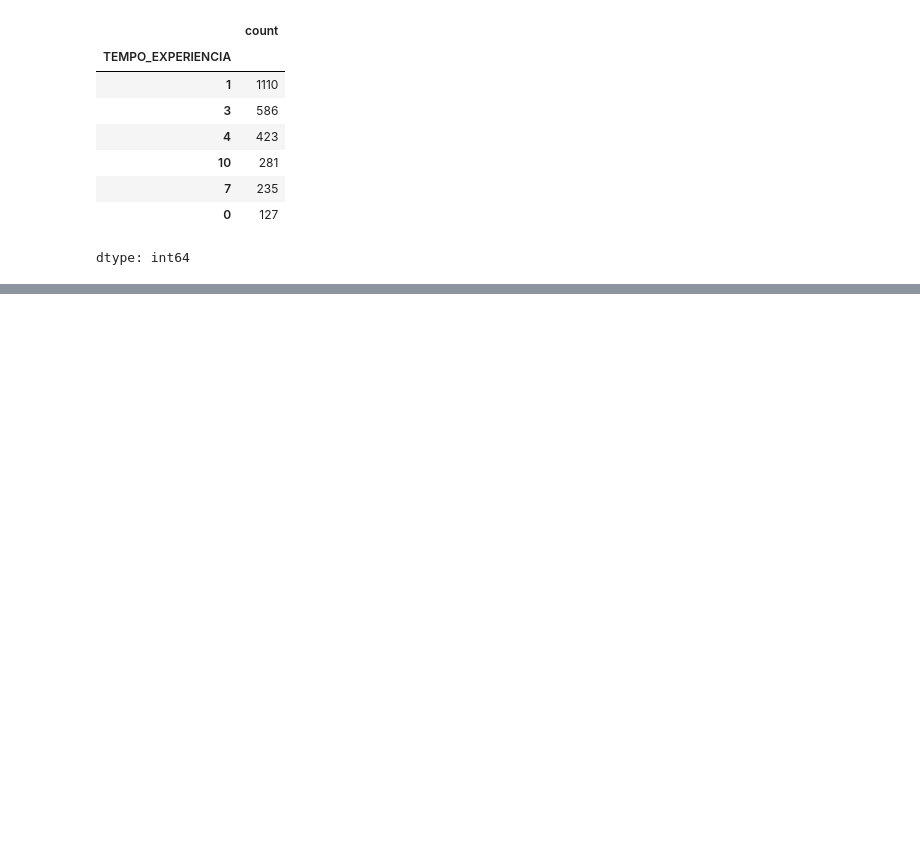
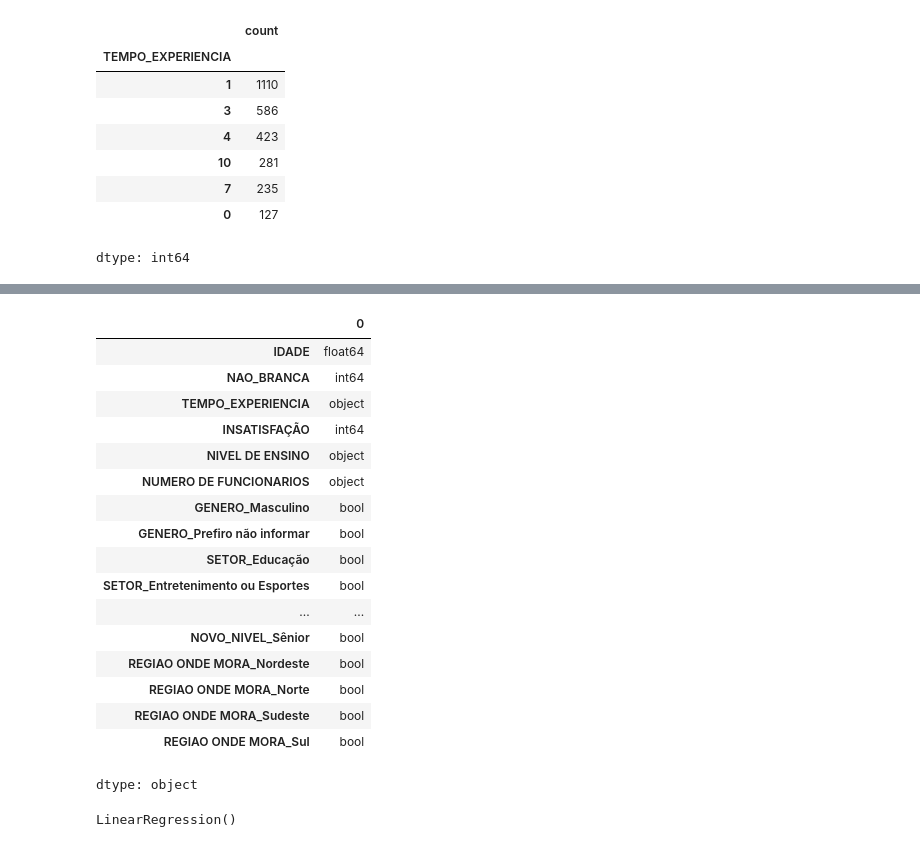
Before and after one commit to alessandrasarah/projetos-python, a Jupyter notebook: regressao_linear.ipynb, the cells around one changed output, grey strips where cells are left out. Drawn from its saved outputs; the diff is of its cells as text; code cells hidden in the pictures; blank space fills up the shorter version.

```diff
--- a/regressao_linear.ipynb
+++ b/regressao_linear.ipynb
@@ -186,0 +340,21 @@ dtype: int64
+# %%
+x_train.dtypes
+# %% [output]
+|  | 0 |
+| IDADE | float64 |
+| NAO_BRANCA | int64 |
+| TEMPO_EXPERIENCIA | object |
+| INSATISFAÇÃO | int64 |
+| NIVEL DE ENSINO | object |
+| NUMERO DE FUNCIONARIOS | object |
+| GENERO_Masculino | bool |
+| GENERO_Prefiro não informar | bool |
+| SETOR_Educação | bool |
+| SETOR_Entretenimento ou Esportes | bool |
+| ... | ... |
+| NOVO_NIVEL_Sênior | bool |
+| REGIAO ONDE MORA_Nordeste | bool |
+| REGIAO ONDE MORA_Norte | bool |
+| REGIAO ONDE MORA_Sudeste | bool |
+| REGIAO ONDE MORA_Sul | bool |
+dtype: object
@@ -186,0 +372,5 @@ dtype: int64
+# %%
+model = LinearRegression()
+model.fit(x_train_scaled, y_train)
+# %% [output]
+LinearRegression()
```
Also changed, not shown: parts of 36 cells of this notebook.
